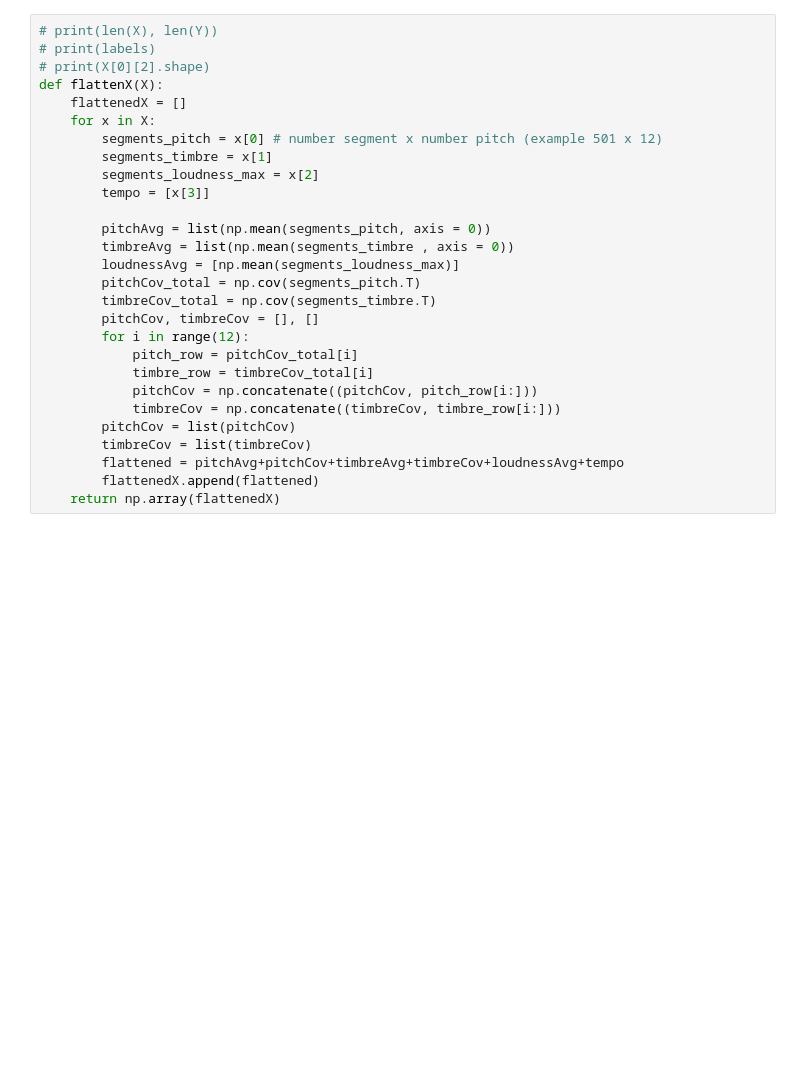
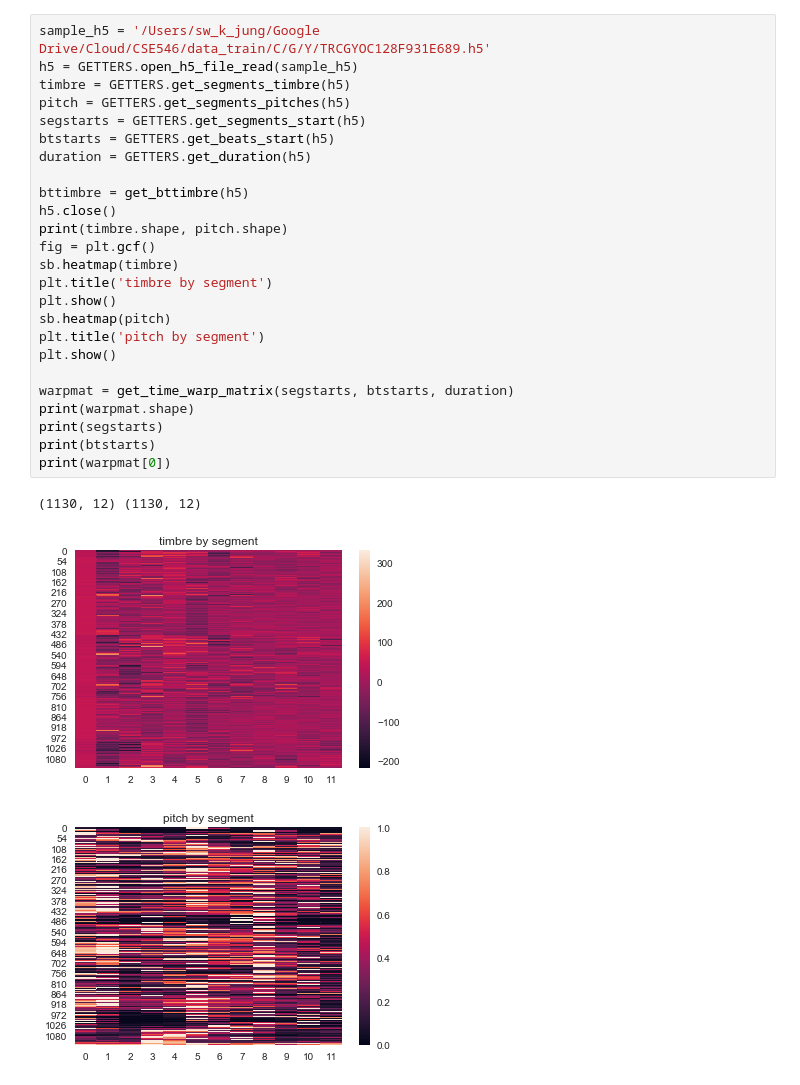
Before and after one commit to katejung/CSE546MSD, a Jupyter notebook: Kate/Preprocessing.ipynb, the cells around one changed output. Drawn from its saved outputs; the diff is of its cells as text; blank space fills up the shorter version.

```diff
--- a/Kate/Preprocessing.ipynb
+++ b/Kate/Preprocessing.ipynb
@@ -59,28 +12,29 @@ X, Y, labels = getSamples(msd_subset_data_path)
-# %%
-# print(len(X), len(Y))
-# print(labels)
-# print(X[0][2].shape)
-def flattenX(X):
-    flattenedX = []
-    for x in X:
-        segments_pitch = x[0] # number segment x number pitch (example 501 x 12)
-        segments_timbre = x[1]
-        segments_loudness_max = x[2]
-        tempo = [x[3]]
-
-        pitchAvg = list(np.mean(segments_pitch, axis = 0))
-        timbreAvg = list(np.mean(segments_timbre , axis = 0))
-        loudnessAvg = [np.mean(segments_loudness_max)]
-        pitchCov_total = np.cov(segments_pitch.T)
-        timbreCov_total = np.cov(segments_timbre.T)
-        pitchCov, timbreCov = [], []
-        for i in range(12):
-            pitch_row = pitchCov_total[i]
-            timbre_row = timbreCov_total[i]
-            pitchCov = np.concatenate((pitchCov, pitch_row[i:]))
-            timbreCov = np.concatenate((timbreCov, timbre_row[i:]))
-        pitchCov = list(pitchCov)
-        timbreCov = list(timbreCov)
-        flattened = pitchAvg+pitchCov+timbreAvg+timbreCov+loudnessAvg+tempo
-        flattenedX.append(flattened)
-    return np.array(flattenedX)
+# %%
+sample_h5 = '/Users/sw_k_jung/Google Drive/Cloud/CSE546/data_train/C/G/Y/TRCGYOC128F931E689.h5'
+h5 = GETTERS.open_h5_file_read(sample_h5)
+timbre = GETTERS.get_segments_timbre(h5)
+pitch = GETTERS.get_segments_pitches(h5)
+segstarts = GETTERS.get_segments_start(h5)
+btstarts = GETTERS.get_beats_start(h5)
+duration = GETTERS.get_duration(h5)
+
+bttimbre = get_bttimbre(h5)
+h5.close()
+print(timbre.shape, pitch.shape)
+fig = plt.gcf()
+sb.heatmap(timbre)
+plt.title('timbre by segment')
+plt.show()
+sb.heatmap(pitch)
+plt.title('pitch by segment')
+plt.show()
+
+warpmat = get_time_warp_matrix(segstarts, btstarts, duration)
+print(warpmat.shape)
+print(segstarts)
+print(btstarts)
+print(warpmat[0])
+# %% [output]
+(1130, 12) (1130, 12)
+[figure, added]
+[figure, added]
```
Also changed, not shown: parts of 15 cells of this notebook, 23 other files.
